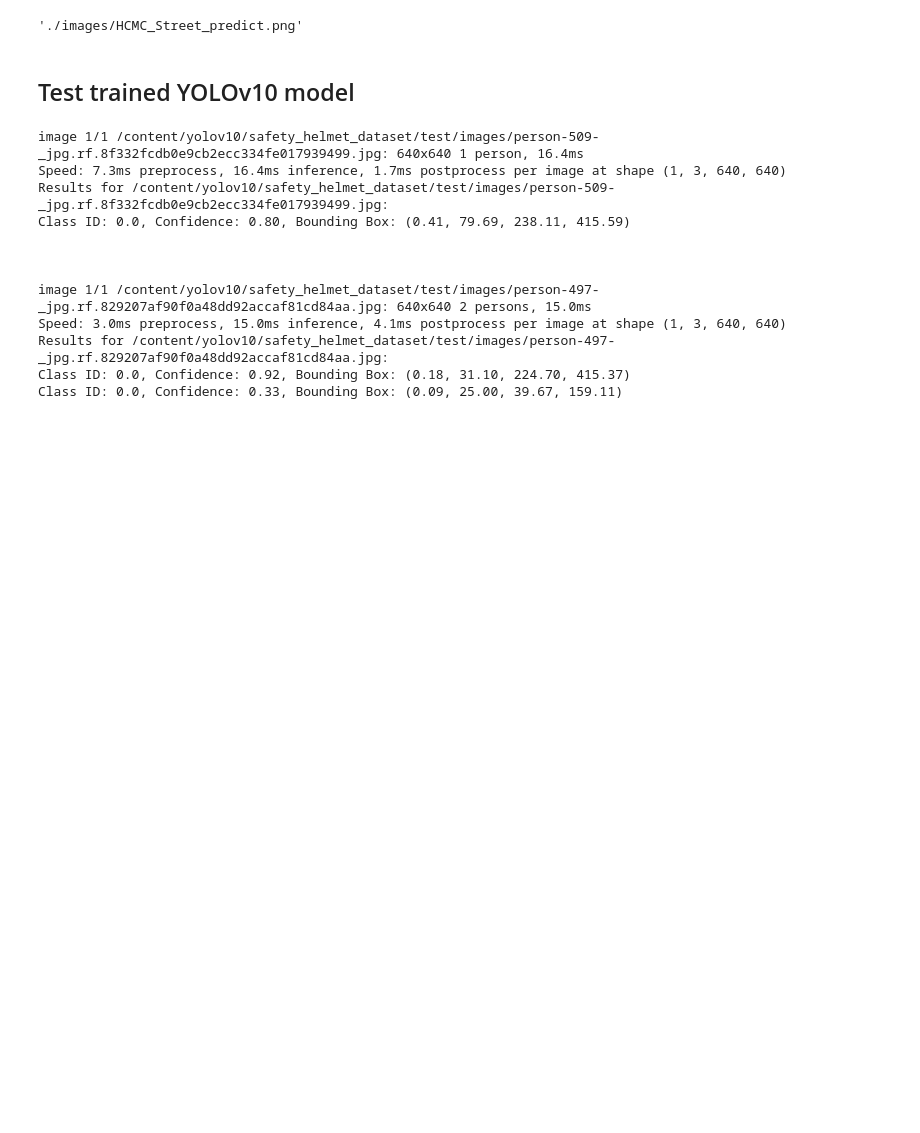
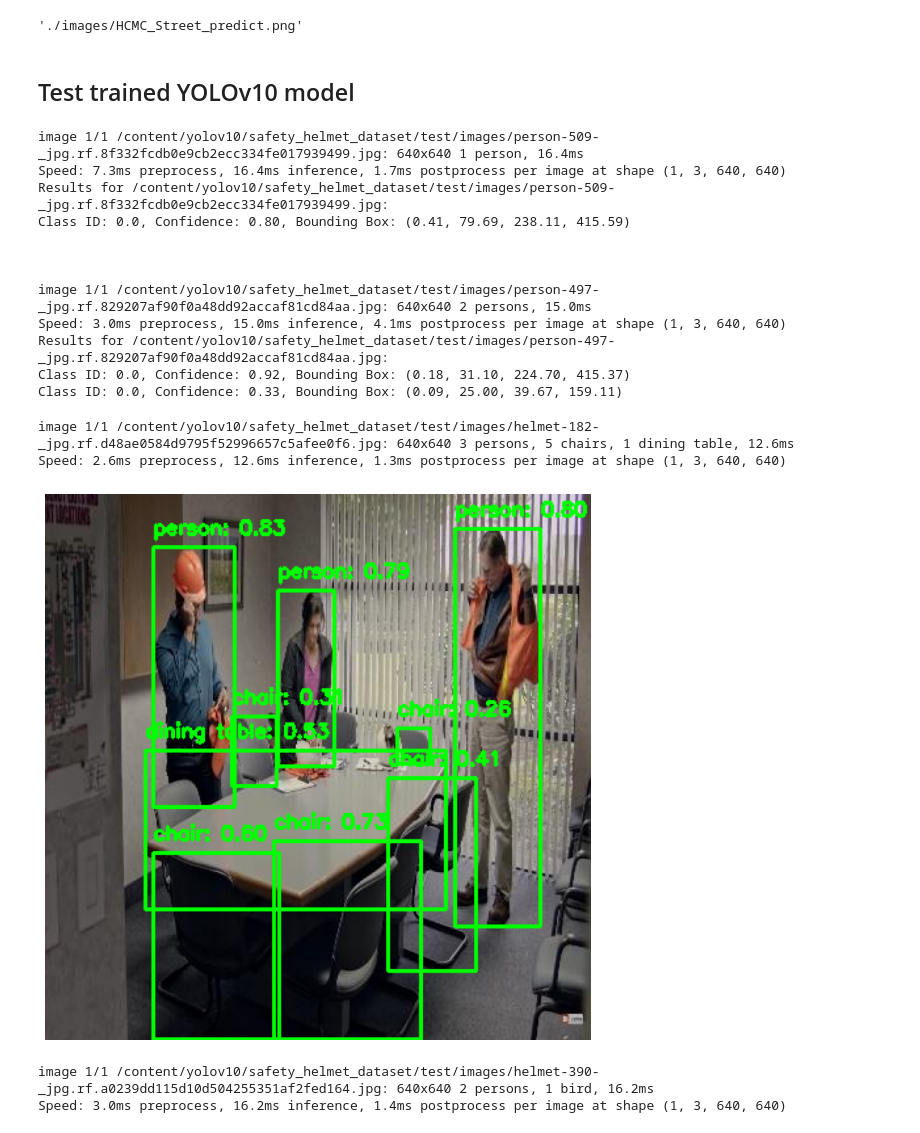
Before and after one commit to nguyenducminh2206/ComputerVision-Projects, a Jupyter notebook: Helmet_Detection.ipynb, the cells around one changed output. Drawn from its saved outputs; the diff is of its cells as text; code cells hidden in the pictures; blank space fills up the shorter version.

Commit message:
YOLOv10 Project

```diff
--- a/Helmet_Detection.ipynb
+++ b/Helmet_Detection.ipynb
@@ -97,3 +97,44 @@ Speed: 3.0ms preprocess, 15.0ms inference, 4.1ms postprocess per image at shape
 Results for /content/yolov10/safety_helmet_dataset/test/images/person-497-_jpg.rf.829207af90f0a48dd92accaf81cd84aa.jpg:
 Class ID: 0.0, Confidence: 0.92, Bounding Box: (0.18, 31.10, 224.70, 415.37)
 Class ID: 0.0, Confidence: 0.33, Bounding Box: (0.09, 25.00, 39.67, 159.11)
+# %%
+# Set a lower confidence threshold if needed
+confidence_threshold = 0.25
+
+# Select 1 or 2 images to test
+selected_test_images = test_images[8:10]  # Adjust the number of images as needed
+
+# Run inference on selected test images
+for img_path in selected_test_images:
+    # Perform inference
+    results = model.predict(img_path, conf=confidence_threshold)
+
+    # Load the image
+    img = cv2.imread(img_path)
+
+    # Draw bounding boxes and labels on the image
+    for result in results:
+        for box in result.boxes:
+            # Extract bounding box coordinates, confidence, and class_id
+            coords = box.xyxy[0]  # Extract the coordinates from the tensor
+            x1, y1, x2, y2 = int(coords[0]), int(coords[1]), int(coords[2]), int(coords[3])
+            confidence = box.conf[0].item()  # Extract confidence as a Python float
+            class_id = int(box.cls[0].item())  # Extract class_id as a Python int
+
+            # Draw bounding box
+            cv2.rectangle(img, (x1, y1), (x2, y2), (0, 255, 0), 2)
+            # Draw label
+            label = f"{model.names[class_id]}: {confidence:.2f}"
+            cv2.putText(img, label, (x1, y1 - 10), cv2.FONT_HERSHEY_SIMPLEX, 0.5, (0, 255, 0), 2)
+
+    # Display the image
+    plt.figure(figsize=(10, 10))
+    plt.imshow(cv2.cvtColor(img, cv2.COLOR_BGR2RGB))
+    plt.axis('off')
+    plt.show()
+# %% [output]
+image 1/1 /content/yolov10/safety_helmet_dataset/test/images/helmet-182-_jpg.rf.d48ae0584d9795f52996657c5afee0f6.jpg: 640x640 3 persons, 5 chairs, 1 dining table, 12.6ms
+Speed: 2.6ms preprocess, 12.6ms inference, 1.3ms postprocess per image at shape (1, 3, 640, 640)
+[figure, added]
+image 1/1 /content/yolov10/safety_helmet_dataset/test/images/helmet-390-_jpg.rf.a0239dd115d10d504255351af2fed164.jpg: 640x640 2 persons, 1 bird, 16.2ms
+Speed: 3.0ms preprocess, 16.2ms inference, 1.4ms postprocess per image at shape (1, 3, 640, 640)
```
Also changed, not shown: parts of 1 cell of this notebook.
